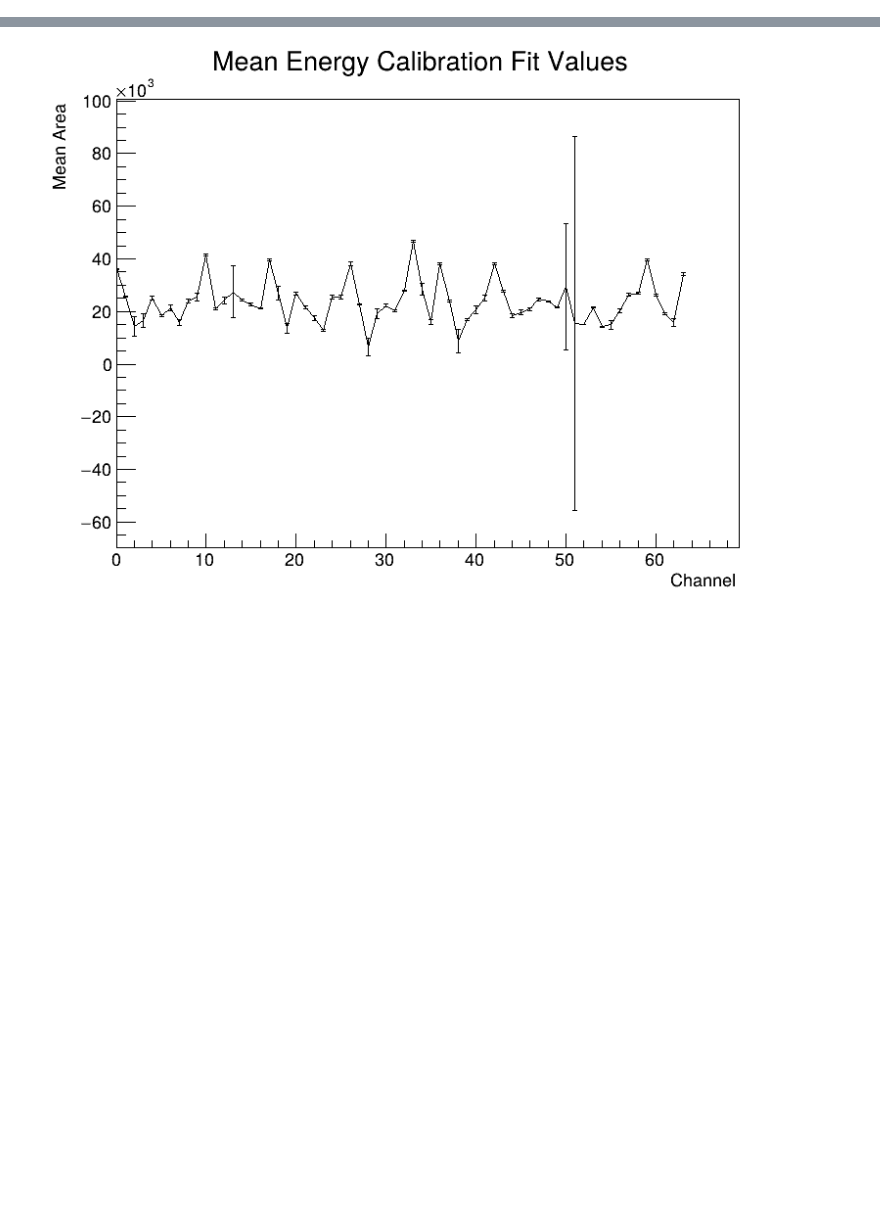
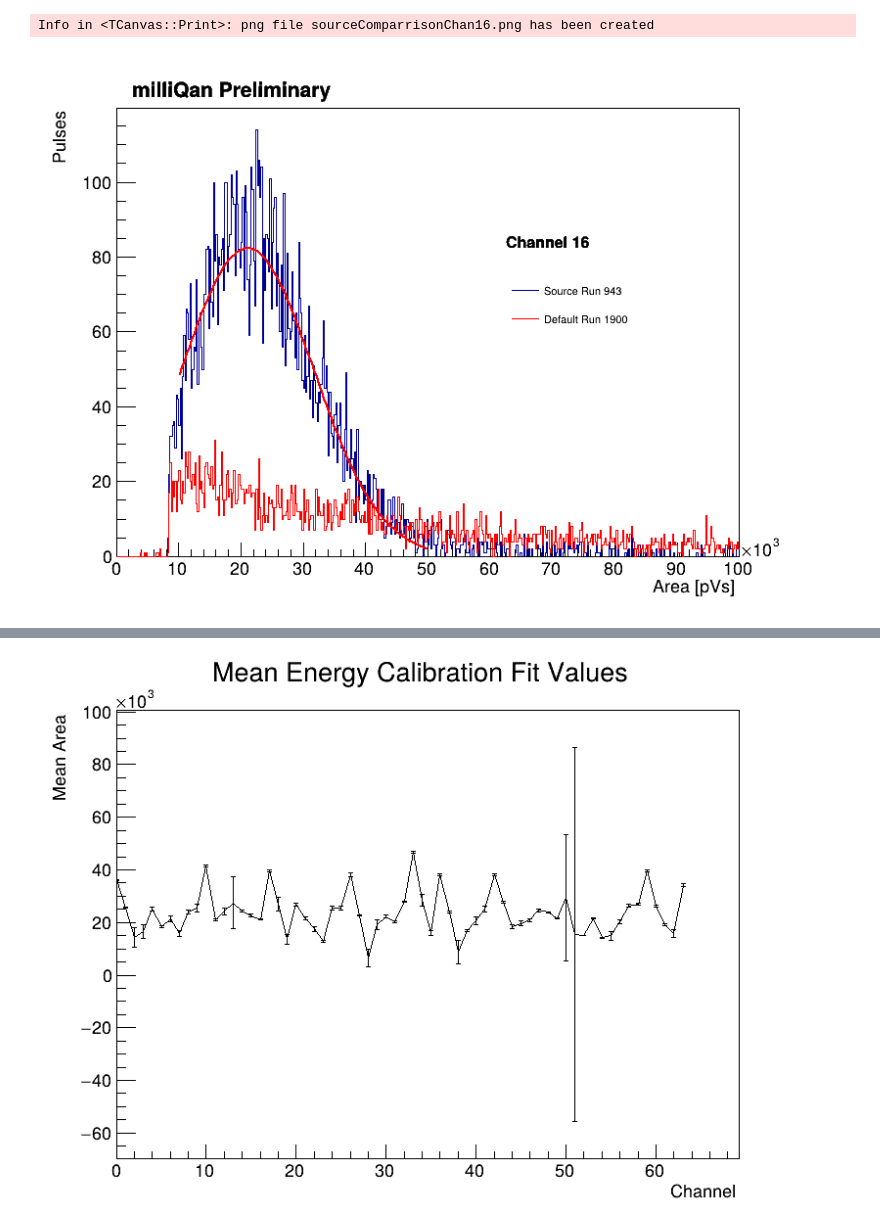
Before and after one commit to milliQan-sw/milliqanOffline, a Jupyter notebook: Run3Detector/analysis/pmt-calibration/energyCalibration.ipynb, the cells around one changed output, grey strips where cells are left out. Saved outputs shown, nothing was run; the diff lists cells and outputs as text; code cells hidden in the pictures; blank space fills up the shorter version.

```diff
--- a/Run3Detector/analysis/pmt-calibration/energyCalibration.ipynb
+++ b/Run3Detector/analysis/pmt-calibration/energyCalibration.ipynb
@@ -167,0 +173,17 @@ Info in <TCanvas::Print>: Current canvas added to pdf file sourceFits.pdf and fi
+# %%
+h = c1.GetPrimitive('h1')
+h.SetTitle(';Area [pVs];Pulses')
+c1.cd()
+t2 = r.TLatex()
+t2.SetNDC()
+t2.SetTextSize(0.03)
+t2.DrawLatex(0.6, 0.65, 'Channel 16')
+expName = r.TLatex()
+expName.SetNDC()
+expName.SetTextSize(0.04);
+expName.DrawLatex(0.12, 0.92, "milliQan Preliminary");
+c1.Draw()
+c1.SaveAs('sourceComparrisonChan16.png')
+# %% [output]
+Info in <TCanvas::Print>: png file sourceComparrisonChan16.png has been created
+[figure, added]
```
Also changed, not shown: parts of 13 cells of this notebook, 7 other files.
